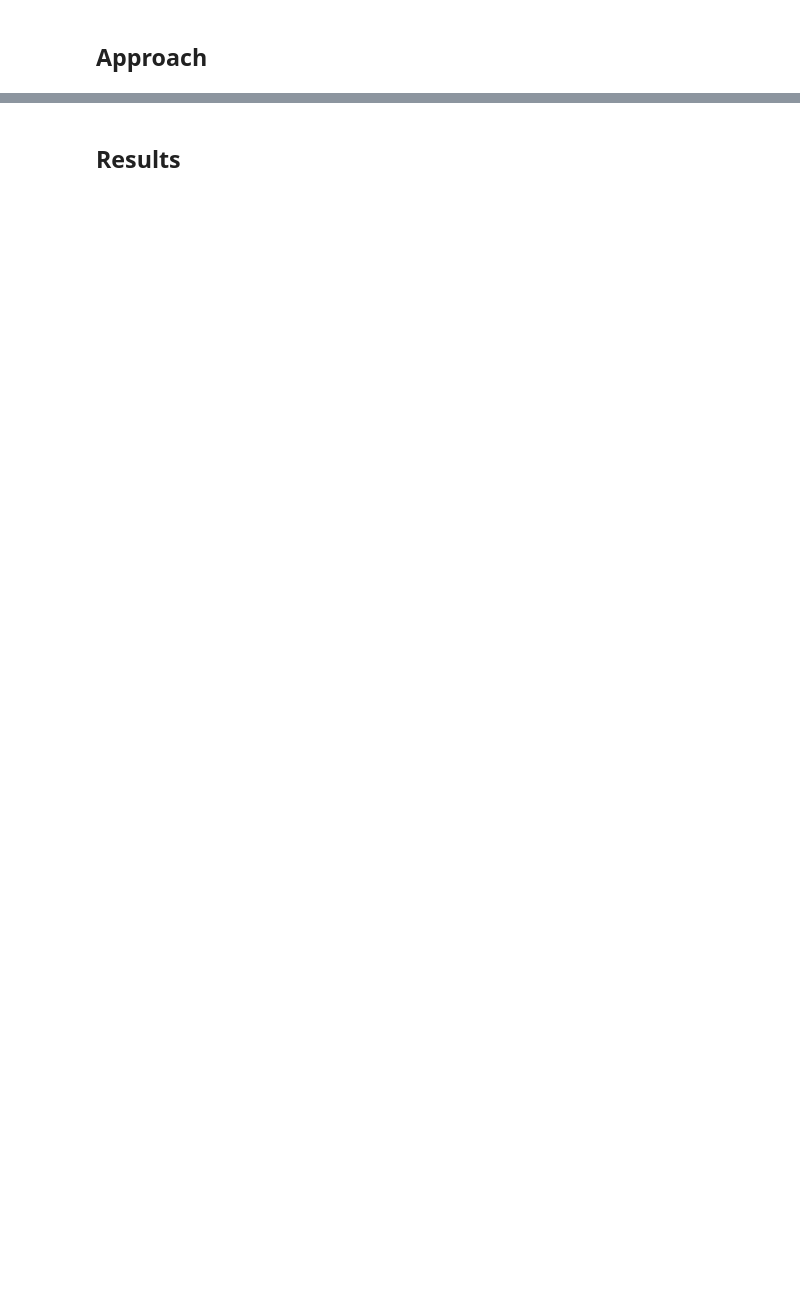
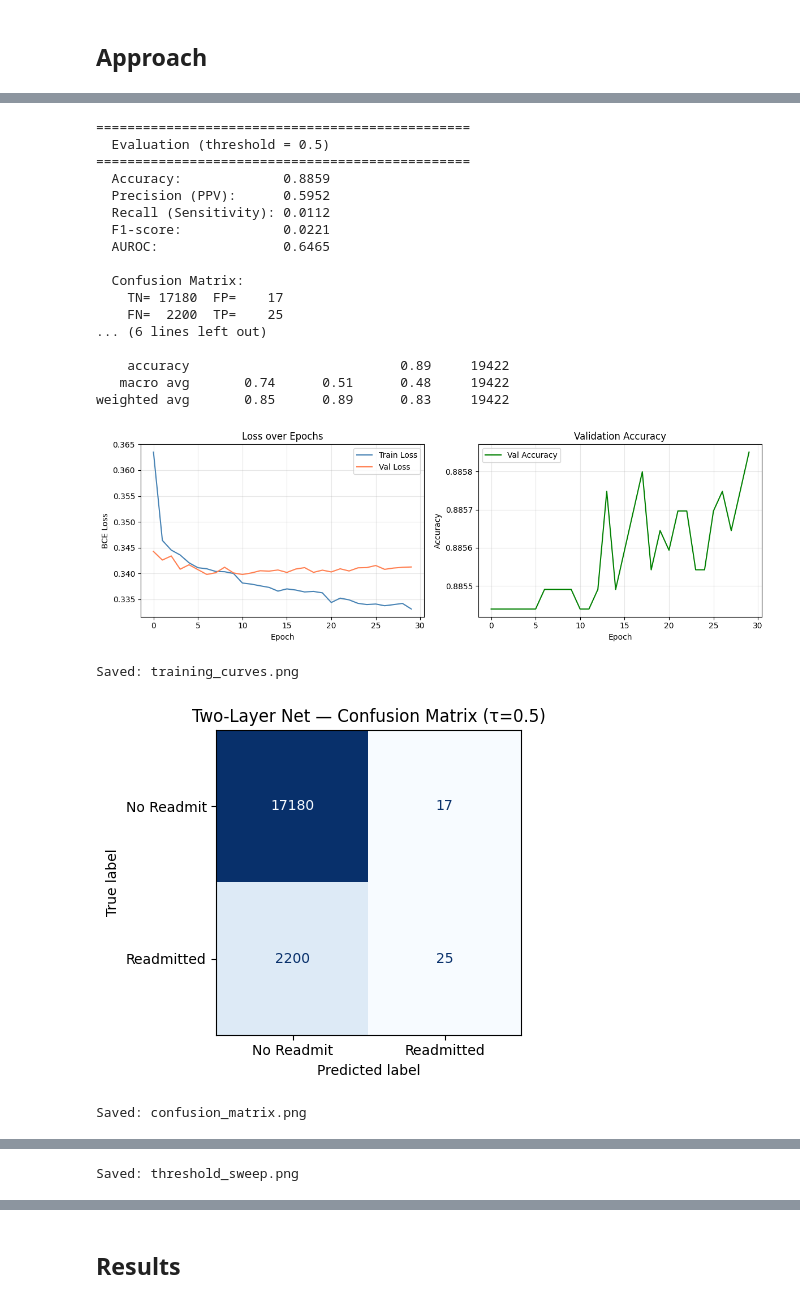
Before and after one commit to JayBirddy/Middlebury-ML-Class-Proj, a Jupyter notebook: report.ipynb, the cells around one changed output, grey strips where cells are left out. Drawn from its saved outputs; the diff is of its cells as text; code cells hidden in the pictures; blank space fills up the shorter version.

```diff
--- a/report.ipynb
+++ b/report.ipynb
@@ -328,0 +381,33 @@ We also ran a demographic fairness audit on all models, breaking down AUROC by r
+# %%
+# training pipeline showcase with base neural network and no CCI feature
+import torch
+from torch.utils.data import DataLoader, TensorDataset
+
+from src.nn_model_2_layer import TwoLayerNet
+
+from src.load_data import split_and_scale, load_data_no_cci
+
+from scripts.nn_base_train import train
+
+X, y, demo = load_data_no_cci()
+
+X_train, X_test, y_train, y_test, scaler, feature_cols, demo_test = \
+        split_and_scale(X_raw, y_raw, demo)
+
+X_train_t = torch.tensor(X_train, dtype=torch.float32)
+y_train_t = torch.tensor(y_train, dtype=torch.float32).unsqueeze(1)
+X_test_t  = torch.tensor(X_test,  dtype=torch.float32)
+y_test_t  = torch.tensor(y_test,  dtype=torch.float32).unsqueeze(1)
+
+loader = DataLoader(
+    TensorDataset(X_train_t, y_train_t), batch_size=64, shuffle=True
+)
+
+# model
+model = TwoLayerNet(input_dim=X_train_t.shape[1])
+print(f"\nModel: TwoLayerNet | input_dim={X_train_t.shape[1]}")
+
+# train
+train_losses, val_losses, val_accs = train(
+    model, loader, X_test_t, y_test_t, k_epochs=30, lr=1e-3
+)
@@ -328,0 +441,32 @@ We also ran a demographic fairness audit on all models, breaking down AUROC by r
+# %%
+from scripts.nn_base_train import evaluate, plot_training_curves, plot_confusion_matrix, threshold_sweep
+
+# eval
+probs, metrics = evaluate(model, X_test_t, y_test, threshold=0.5)
+
+# plots
+plot_training_curves(train_losses, val_losses, val_accs)
+plot_confusion_matrix(y_test, probs, threshold=0.5)
+threshold_sweep(probs, y_test)
+# %% [output]
+================================================
+  Evaluation (threshold = 0.5)
+================================================
+  Accuracy:             0.8859
+  Precision (PPV):      0.5952
+  Recall (Sensitivity): 0.0112
+  F1-score:             0.0221
+  AUROC:                0.6465
+
+  Confusion Matrix:
+    TN= 17180  FP=    17
+    FN=  2200  TP=    25
+... (6 lines left out)
+
+    accuracy                           0.89     19422
+   macro avg       0.74      0.51      0.48     19422
+weighted avg       0.85      0.89      0.83     19422
+[figure, added]
+Saved: training_curves.png
+[figure, added]
+Saved: confusion_matrix.png
@@ -328,0 +474 @@ We also ran a demographic fairness audit on all models, breaking down AUROC by r
+Saved: threshold_sweep.png
```
Also changed, not shown: parts of 20 cells of this notebook, 16 other files.
